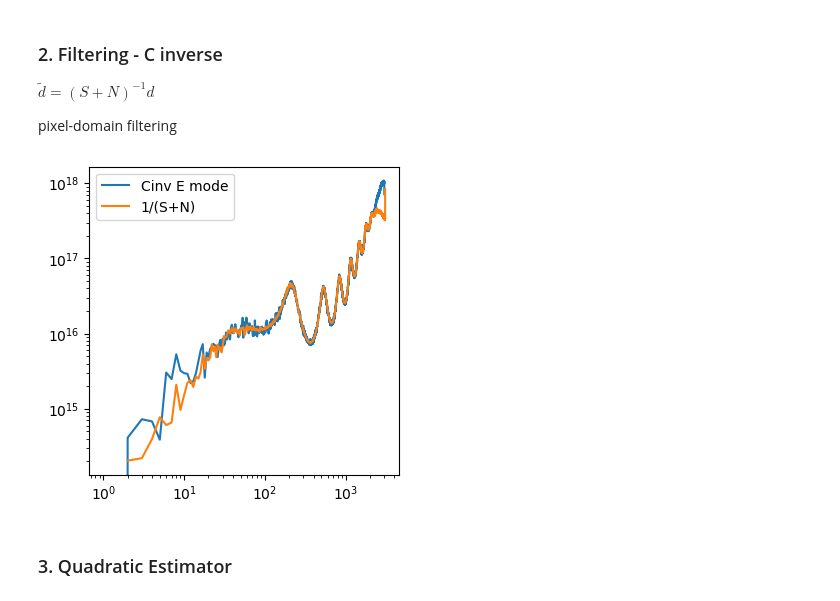
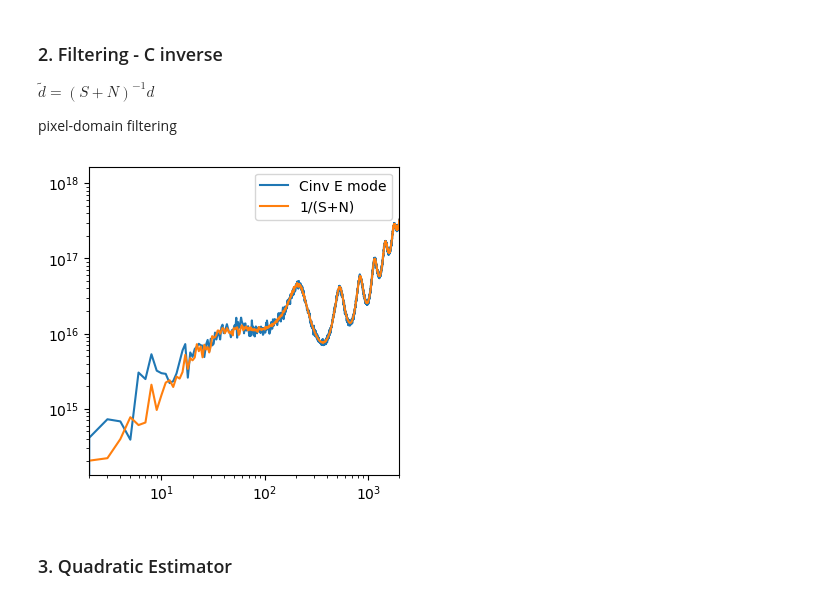
Before and after one commit to antolonappan/cobi, a Jupyter notebook: examples/tutorial.ipynb, the cells around one changed output. Saved outputs shown, nothing was run; the diff lists cells and outputs as text; code cells hidden in the pictures.

```diff
--- a/examples/tutorial.ipynb
+++ b/examples/tutorial.ipynb
@@ -320,9 +316,9 @@ pixel-domain filtering
 # %%
 filtobj = FilterEB(latsky, mask, lmax=3000, sht_backend='ducc') # uses ducc0 instead of Healpix
 # %%
-filtobj.plot_cinv(0)
+filtobj.plot_cinv(0,lmax=2000)
 # %% [output]
-[figure, old version]
+[figure, new version]
 # %% [markdown]
 ### 3. Quadratic Estimator
 # %%
```
Also changed, not shown: parts of 1 cell of this notebook, 3 other files.
